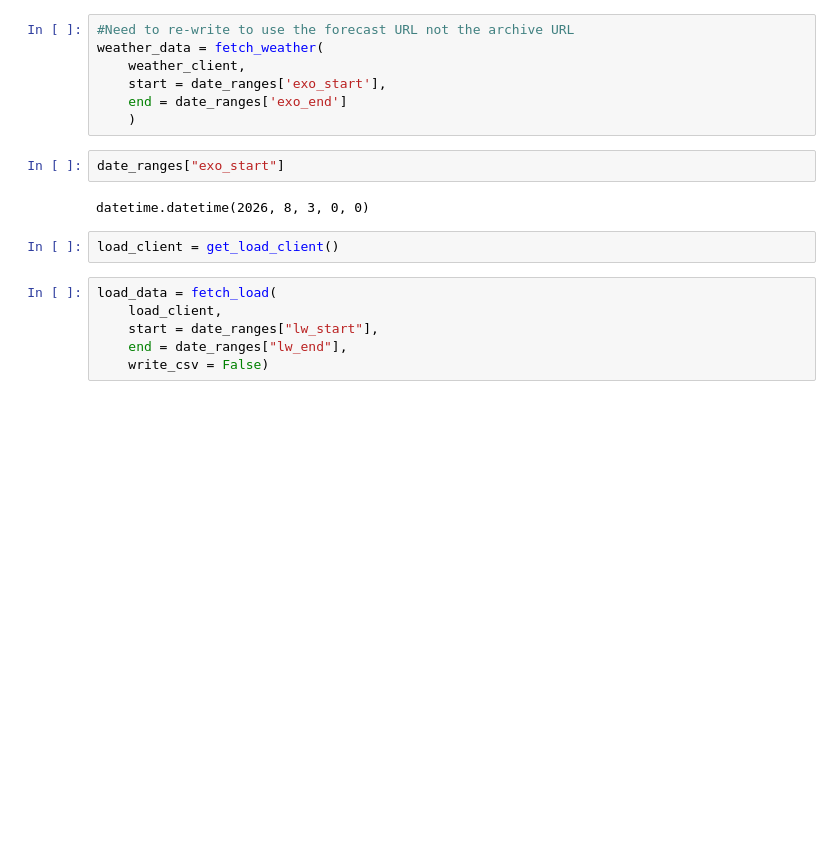
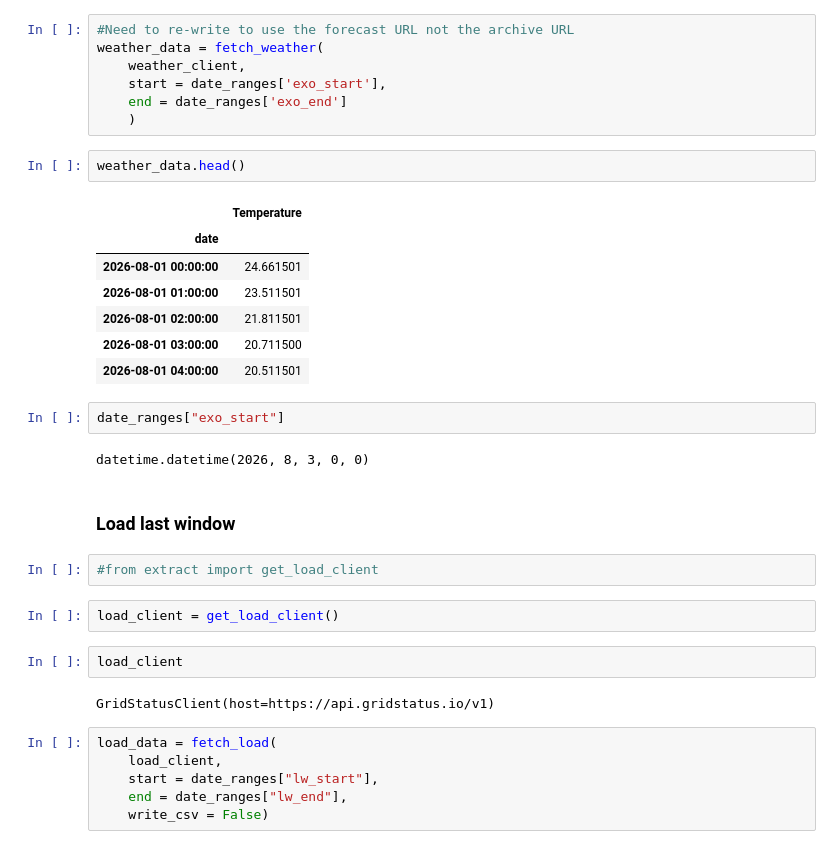
Before and after one commit to maxwellgriffith345/LoadForecast, a Jupyter notebook: notebooks/Prod.ipynb, the cells around one changed output. Saved outputs shown, nothing was run; the diff lists cells and outputs as text; blank space fills up the shorter version.

Commit message:
exo and load winodw work

```diff
--- a/notebooks/Prod.ipynb
+++ b/notebooks/Prod.ipynb
@@ -304,12 +307,30 @@ weather_data = fetch_weather(
     start = date_ranges['exo_start'],
     end = date_ranges['exo_end']
     )
+# %%
+weather_data.head()
+# %% [output]
+|  | Temperature |
+| date |  |
+| 2026-08-01 00:00:00 | 24.661501 |
+| 2026-08-01 01:00:00 | 23.511501 |
+| 2026-08-01 02:00:00 | 21.811501 |
+| 2026-08-01 03:00:00 | 20.711500 |
+| 2026-08-01 04:00:00 | 20.511501 |
 # %%
 date_ranges["exo_start"]
 # %% [output]
 datetime.datetime(2026, 8, 3, 0, 0)
+# %% [markdown]
+### Load last window
+# %%
+#from extract import get_load_client
 # %%
 load_client = get_load_client()
+# %%
+load_client
+# %% [output]
+GridStatusClient(host=https://api.gridstatus.io/v1)
 # %%
 load_data = fetch_load(
     load_client,
```
Also changed, not shown: parts of 8 cells of this notebook, 3 other files.
